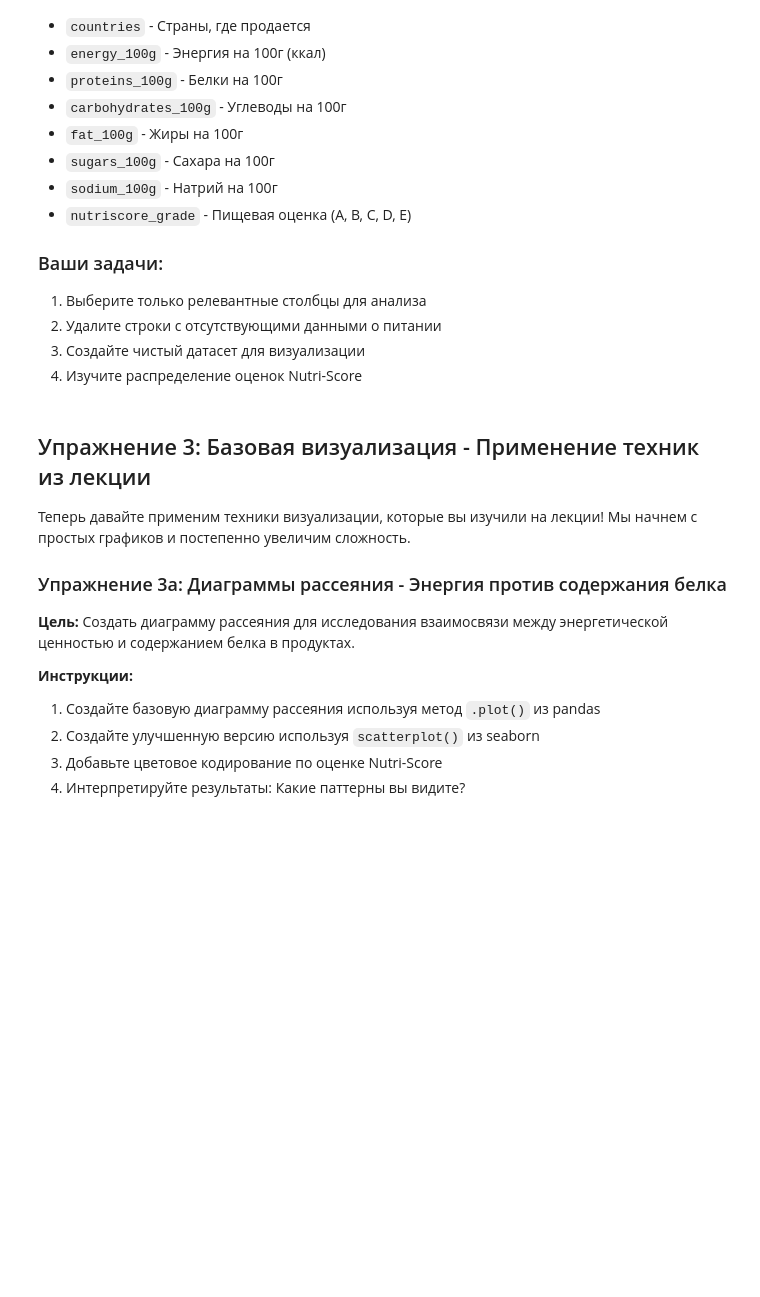
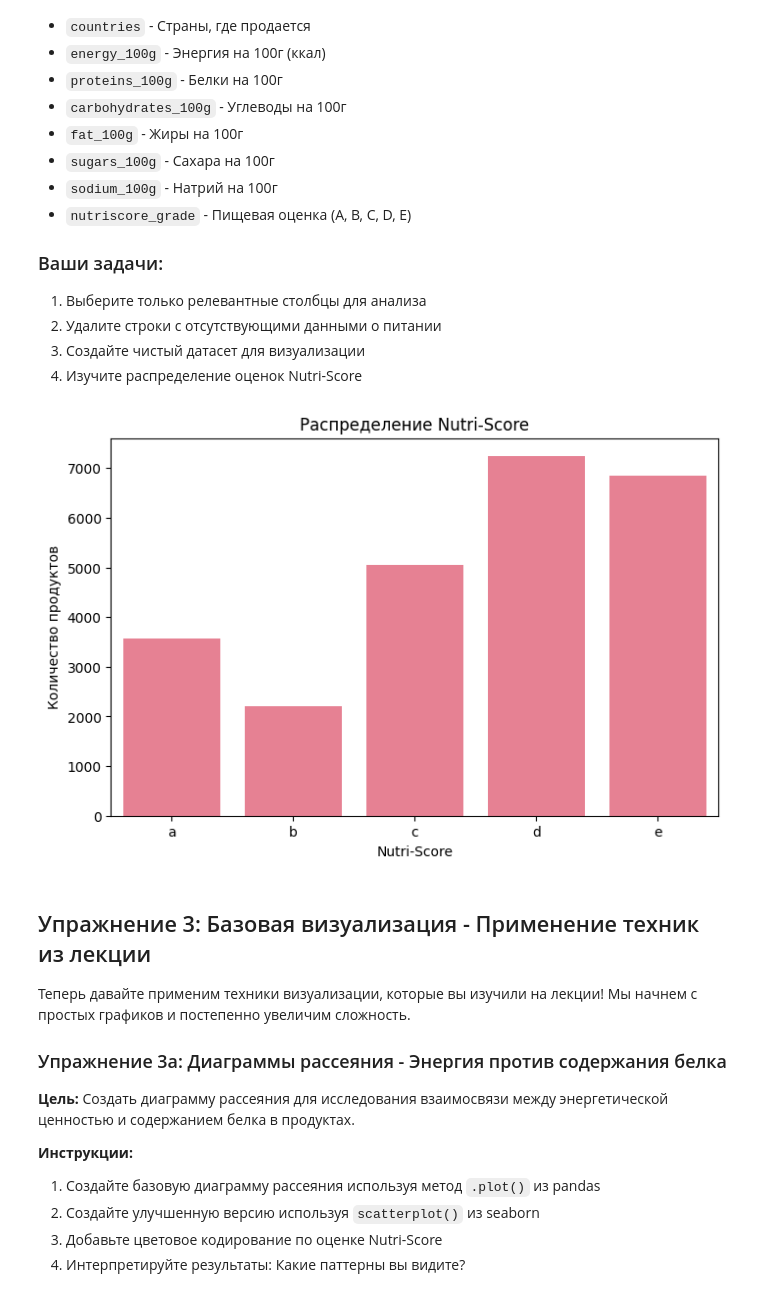
Before and after one commit to gulden333/iad_pr2, a Jupyter notebook: data_visualization_practice_s.ipynb, the cells around one changed output. Drawn from its saved outputs; the diff is of its cells as text; code cells hidden in the pictures; blank space fills up the shorter version.

Commit message:
Обновлён файл практики по визуализации данных

```diff
--- a/data_visualization_practice_s.ipynb
+++ b/data_visualization_practice_s.ipynb
@@ -76,9 +76,15 @@ print("Готовы начать практику визуализации да
 - Выявить пропущенные значения
 # %%
 # Загрузка датасета Open Pet Food Facts
-import pandas as pd
 
-df = pd.read_csv('en.openfoodfacts.org.products.csv.gz', sep='\t', on_bad_lines='skip', low_memory=True)
+use_cols = [
+    'product_name', 'categories', 'countries',
+    'energy_100g', 'proteins_100g', 'carbohydrates_100g',
+    'fat_100g', 'sugars_100g', 'sodium_100g', 'nutriscore_grade'
+]
+
+#Начало работы с датасетом
+df = pd.read_csv('en.openfoodfacts.org.products.csv', sep='\t', low_memory=False,on_bad_lines='skip',usecols=use_cols, nrows = 100000)
 
 # Образец кода для загруженного датасета:
 print(f"Размер датасета: {df.shape}")
@@ -110,23 +123,34 @@ KeyboardInterrupt:
 3. Создайте чистый датасет для визуализации
 4. Изучите распределение оценок Nutri-Score
 # %%
-# TODO: Очистка данных и предобработка
-# Раскомментируйте и измените этот код, когда загрузите датасет
 
 # Выберите релевантные столбцы для анализа питания
 nutritional_columns = [
     'product_name', 'categories', 'countries',
     'energy_100g', 'proteins_100g', 'carbohydrates_100g',
     'fat_100g', 'sugars_100g', 'sodium_100g', 'nutriscore_grade'
 ]
 
-# CODE
+# Выбрать столбцы питания
+df_nutrition = df[nutritional_columns]
 
-print("Шаги очистки для реализации:")
-print("1. Выбрать столбцы питания")
-print("2. Удалить строки с пропущенными значениями")
-print("3. Отфильтровать нереалистичные выбросы")
-print("4. Проверить распределение Nutri-Score")
+# Удалить строки с пропущенными значениями
+df.dropna(subset=nutritional_columns, inplace=True)
+
+# Отфильтровать нереалистичные выбросы
+df = df[(df['energy_100g'] > 0) & (df['proteins_100g'] > 0) & (df['fat_100g'] > 0) & (df['carbohydrates_100g'] >= 0) & (df['sugars_100g'] >= 0) & (df['sodium_100g'] >= 0)]
+df = df[(df['energy_100g'] < 4000) & (df['proteins_100g'] < 100) & (df['fat_100g'] < 100) & (df['carbohydrates_100g'] < 100) & (df['sugars_100g'] < 100) & (df['sodium_100g'] < 100)]
+df = df[df['nutriscore_grade'].isin(['a', 'b', 'c', 'd', 'e'])]
+
+# Проверить распределение Nutri-Score
+plt.figure(figsize=(8, 5))
+sns.countplot(data=df, x='nutriscore_grade', order=['a', 'b', 'c', 'd', 'e'])
+plt.title('Распределение Nutri-Score')
+plt.xlabel('Nutri-Score')
+plt.ylabel('Количество продуктов')
+plt.show()
+# %% [output]
+[figure, added]
 # %% [markdown]
 ## Упражнение 3: Базовая визуализация - Применение техник из лекции
 
```
Also changed, not shown: parts of 7 cells of this notebook.
